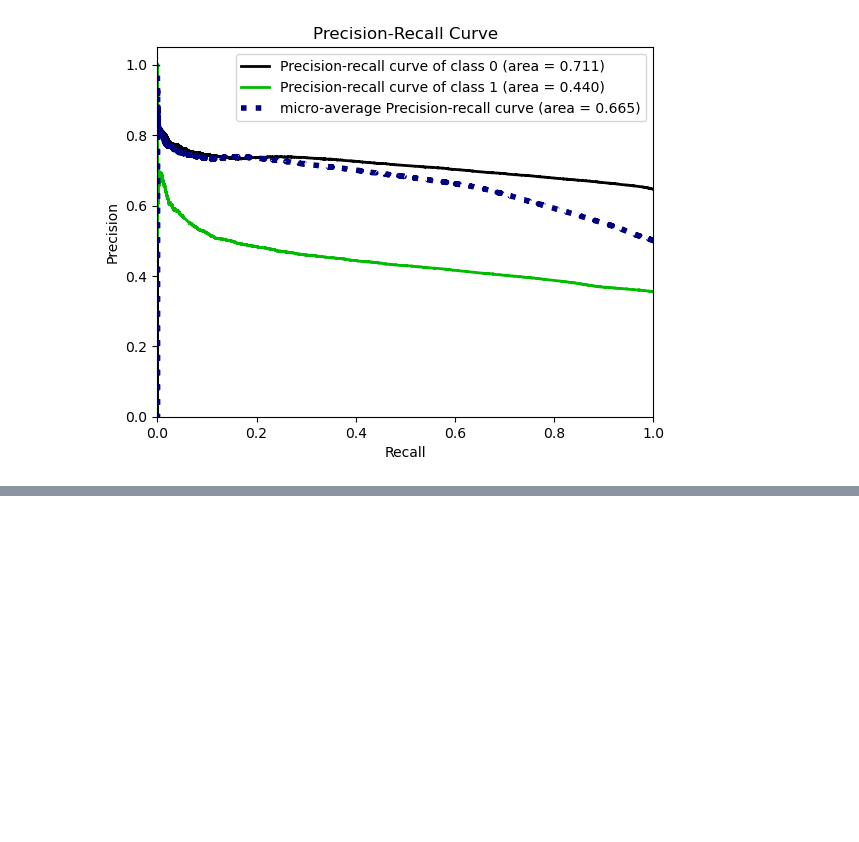
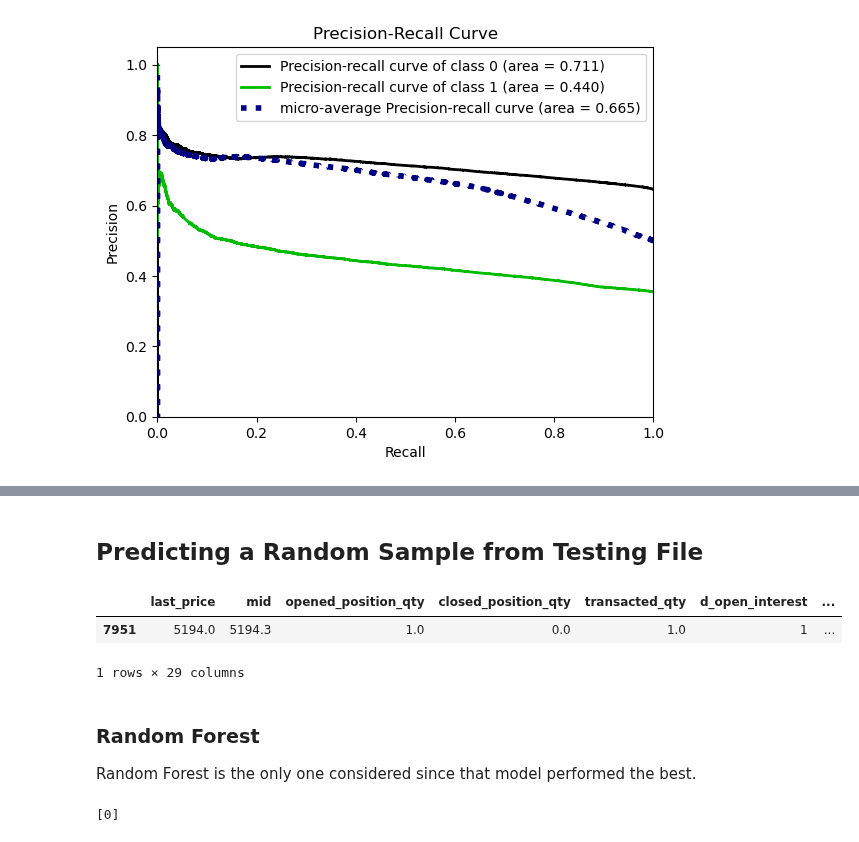
Before and after one commit to UpLiftL1f3/CSCE5214_LineChasers, a Jupyter notebook: main.ipynb, the cells around one changed output, grey strips where cells are left out. Cells and saved outputs as stored; diff of their text form; code cells hidden in the pictures; blank space fills up the shorter version.

```diff
--- a/main.ipynb
+++ b/main.ipynb
@@ -24,6 +33,7 @@ warnings.filterwarnings('ignore')
 # %%
 # read the dataset
 df = pd.read_csv("train.csv", sep = ",")
+df_testing = pd.read_csv("test.csv", sep = ",")
 df.info()
 # %% [output]
 <class 'pandas.core.frame.DataFrame'>
@@ -44,14 +54,17 @@ Data columns (total 28 columns):
 dtypes: float64(15), int64(13)
 memory usage: 126.5 MB
 # %%
-# drop the last 50,000 rows
-df = df.iloc[:-50000]
-
 # drop the id column since it is just an index
 df.drop(columns = ['id'], inplace = True)
 
 # rename column name
 df.rename(columns = {'opened_position_qty ': 'opened_position_qty'}, inplace = True)
+
+# drop the id column since it is just an index
+df_testing.drop(columns = ['id'], inplace = True)
+
+# rename column name
+df_testing.rename(columns = {'opened_position_qty ': 'opened_position_qty'}, inplace = True)
 # %%
 # check for missing data
 df.isnull().sum()
@@ -78,6 +112,9 @@ dtype: int64
 # linear assumes a 'straight line' from the previous data points to the next one. may be less accurate if we have a bunch of missing data points in a row
 df['opened_position_qty'].interpolate(method='linear', inplace=True)
 df['closed_position_qty'].interpolate(method='linear', inplace=True)
+
+df_testing['opened_position_qty'].interpolate(method='linear', inplace=True)
+df_testing['closed_position_qty'].interpolate(method='linear', inplace=True)
 # %%
 # check for missing data
 df.isnull().sum()
@@ -119,13 +177,19 @@ df = df.iloc[1:]
 
 # Feature: Ratio of opened_position_qty to closed_position_qty
 df['open_close_ratio'] = df['opened_position_qty'] / (df['closed_position_qty'] + 1e-6)  # Add small value to avoid division by zero
+df_testing['open_close_ratio'] = df['opened_position_qty'] / (df['closed_position_qty'] + 1e-6)  # Add small value to avoid division by zero
 
 # Feature: Difference between midprice and last price
 df['mid_last_diff'] = df['mid'] - df['last_price']
+df_testing['mid_last_diff'] = df['mid'] - df['last_price']
 
 # Feature: Total bid volume compared to midprice
 total_bid_vol = df['bid1vol'] + df['bid2vol'] + df['bid3vol'] + df['bid4vol'] + df['bid5vol']
 total_ask_vol = df['ask1vol'] + df['ask2vol'] + df['ask3vol'] + df['ask4vol'] + df['ask5vol']
 
+total_bid_vol_testing = df_testing['bid1vol'] + df_testing['bid2vol'] + df_testing['bid3vol'] + df_testing['bid4vol'] + df_testing['bid5vol']
+total_ask_vol_testing = df_testing['ask1vol'] + df_testing['ask2vol'] + df_testing['ask3vol'] + df_testing['ask4vol'] + df_testing['ask5vol']
+
 # ratio between bid/ask volume and the midprice:
 df['bid_ask_vol_ratio'] = total_bid_vol / (total_ask_vol + 1e-6)  # Add small value to avoid division by zero
+df_testing['bid_ask_vol_ratio'] = total_bid_vol_testing / (total_ask_vol_testing + 1e-6)  # Add small value to avoid division by zero
@@ -261,0 +464,17 @@ plt.show()
+# %% [markdown]
+## Predicting a Random Sample from Testing File
+# %%
+randomTestingDataSample = df_testing.sample(n = 1, random_state = 123)
+randomTestingDataSample
+# %% [output]
+|  | last_price | mid | opened_position_qty | closed_position_qty | transacted_qty | d_open_interest | ... |
+| 7951 | 5194.0 | 5194.3 | 1.0 | 0.0 | 1.0 | 1 | ... |
+1 rows × 29 columns
+# %% [markdown]
+### Random Forest
+Random Forest is the only one considered since that model performed the best.
+# %%
+prediction_testing_RandomForest = GridSearch_RandomForest.predict(randomTestingDataSample)
+print(prediction_testing_RandomForest)
+# %% [output]
+[0]
```
Also changed, not shown: parts of 24 cells of this notebook.
